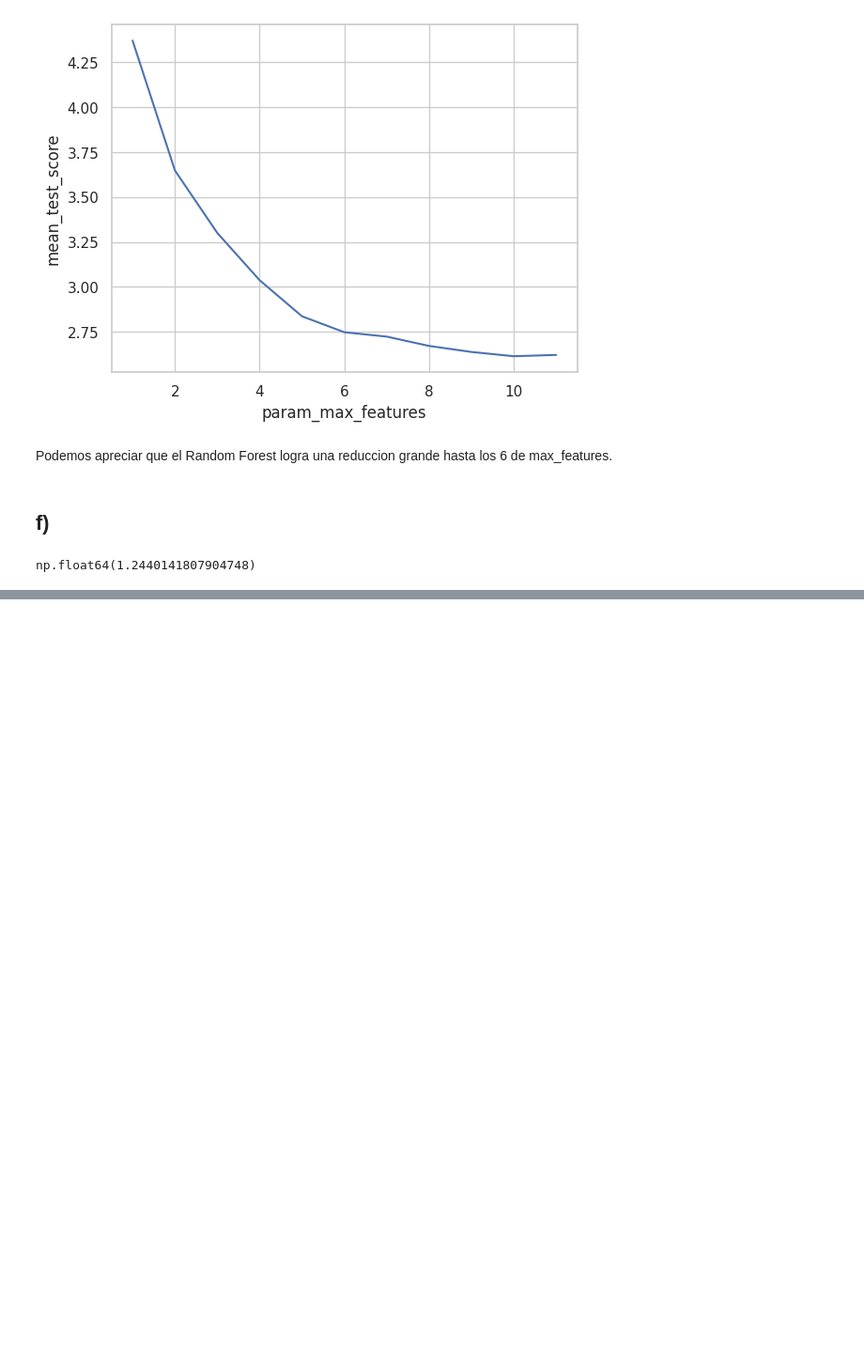
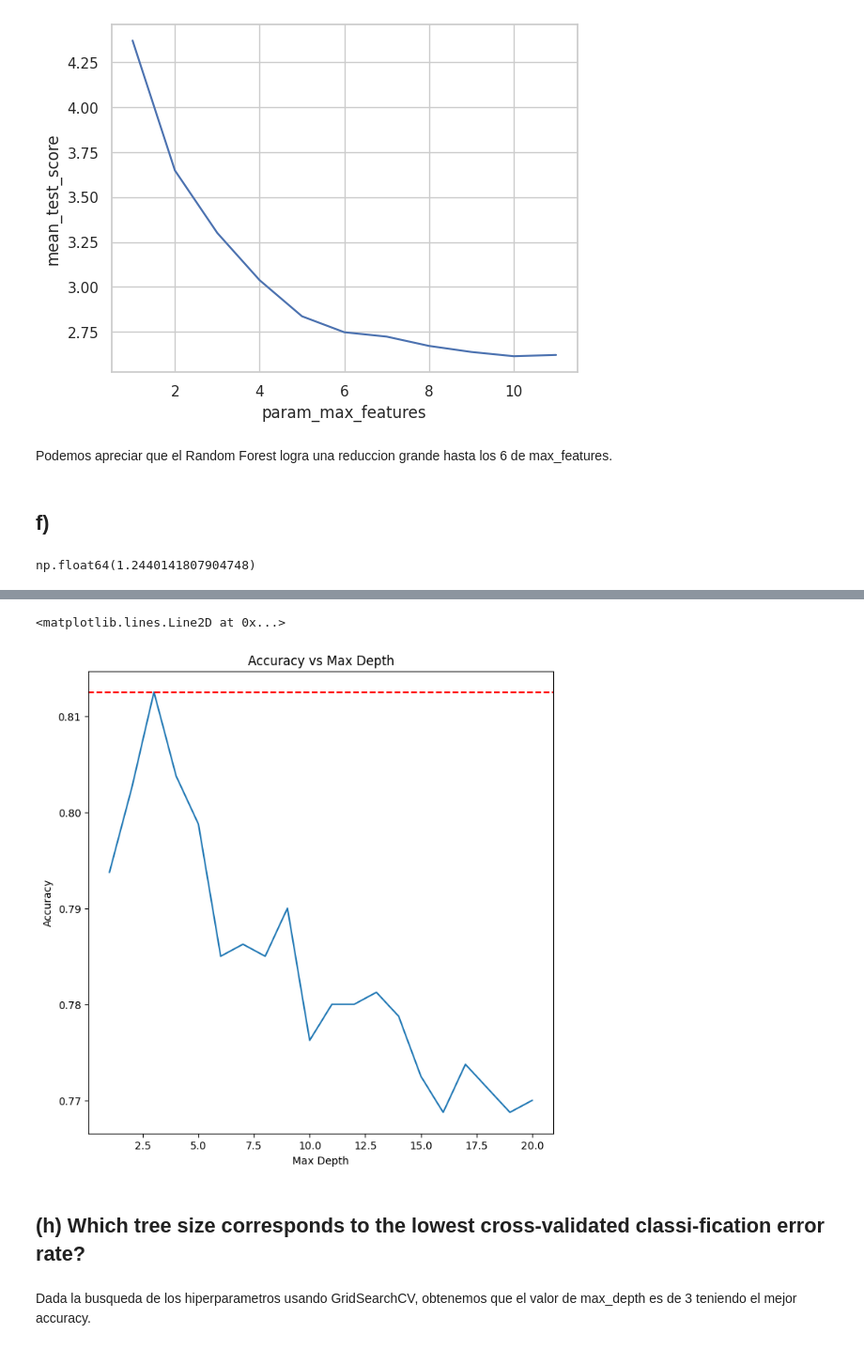
Before and after one commit to chuancao26/islp, a Jupyter notebook: exercices_Trees.ipynb, the cells around one changed output, grey strips where cells are left out. Shown at 94% size. Drawn from its saved outputs; the diff is of its cells as text; code cells hidden in the pictures; blank space fills up the shorter version.

```diff
--- a/exercices_Trees.ipynb
+++ b/exercices_Trees.ipynb
@@ -442,0 +585,12 @@ np.float64(1.2440141807904748)
+# %%
+params = {"max_depth": np.arange(1, 21)}
+kfold = skm.KFold(5,
+                  random_state=42,
+                  shuffle=True)
+search = skm.GridSearchCV(DecisionTreeClassifier(random_state=42),
+                          scoring="accuracy",
+                          cv=kfold,
+                          param_grid=params)
+search.fit(X_train, y_train)
+print(f"El mejor modelo tiene un max_depth={search.best_params_} con un accuracy={search.best_score_}")
+print(f"el modelo tiene {search.best_estimator_.get_n_leaves()}")
@@ -442,0 +602,4 @@ np.float64(1.2440141807904748)
+# %%
+
+results = pd.DataFrame(search.cv_results_)
+results.head()
@@ -442,0 +613,16 @@ np.float64(1.2440141807904748)
+# %%
+results = results[["param_max_depth", "mean_test_score"]]
+
+fig, ax = plt.subplots(figsize=(8,8))
+sns.lineplot(data=results, x="param_max_depth", y="mean_test_score", ax=ax)
+ax.set_title("Accuracy vs Max Depth")
+ax.set_xlabel("Max Depth")
+ax.set_ylabel("Accuracy")
+ax.axhline(results["mean_test_score"].max(), color="red", linestyle="--")
+# %% [output]
+<matplotlib.lines.Line2D at 0x...>
+[figure, added]
+# %% [markdown]
+## (h) Which tree size corresponds to the lowest cross-validated classi-fication error rate?
+# %% [markdown]
+Dada la busqueda de los hiperparametros usando GridSearchCV, obtenemos que el valor de max_depth es de 3 teniendo el mejor accuracy.
```
Also changed, not shown: parts of 68 cells of this notebook.
